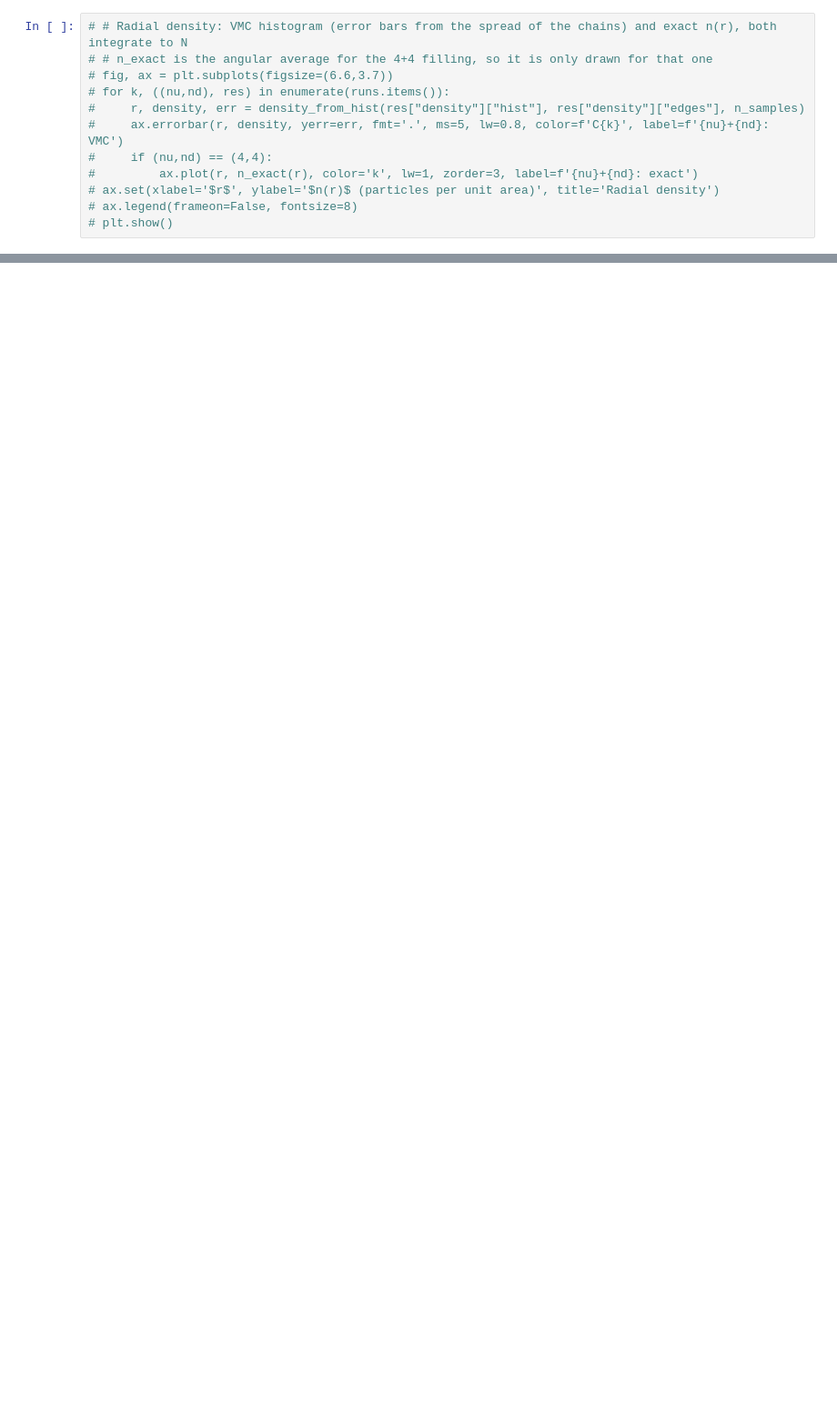
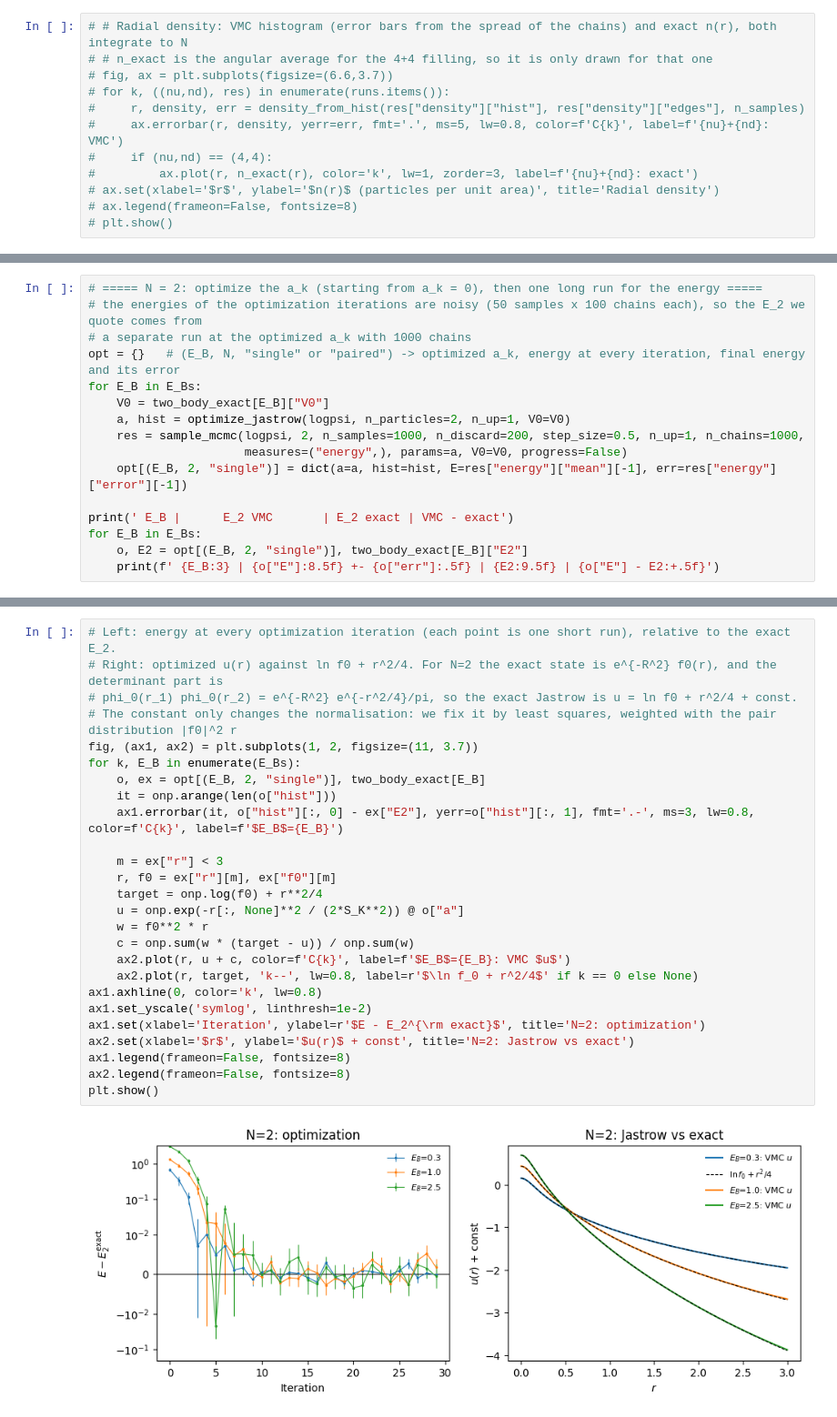
Before and after one commit to FrancescoMinisini/TPIV1, a Jupyter notebook: Project/tpiv_project/theory/vmc_fermions/experiments.ipynb, the cells around one changed output, grey strips where cells are left out. Shown at 91% size. Drawn from its saved outputs; the diff is of its cells as text; blank space fills up the shorter version.

```diff
--- a/Project/tpiv_project/theory/vmc_fermions/experiments.ipynb
+++ b/Project/tpiv_project/theory/vmc_fermions/experiments.ipynb
@@ -75,0 +107,16 @@ from vmc_core import *
+# %%
+# ===== N = 2: optimize the a_k (starting from a_k = 0), then one long run for the energy =====
+# the energies of the optimization iterations are noisy (50 samples x 100 chains each), so the E_2 we quote comes from
+# a separate run at the optimized a_k with 1000 chains
+opt = {}   # (E_B, N, "single" or "paired") -> optimized a_k, energy at every iteration, final energy and its error
+for E_B in E_Bs:
+    V0 = two_body_exact[E_B]["V0"]
+    a, hist = optimize_jastrow(logpsi, n_particles=2, n_up=1, V0=V0)
+    res = sample_mcmc(logpsi, 2, n_samples=1000, n_discard=200, step_size=0.5, n_up=1, n_chains=1000,
+                      measures=("energy",), params=a, V0=V0, progress=False)
+    opt[(E_B, 2, "single")] = dict(a=a, hist=hist, E=res["energy"]["mean"][-1], err=res["energy"]["error"][-1])
+
+print(' E_B |      E_2 VMC       | E_2 exact | VMC - exact')
+for E_B in E_Bs:
+    o, E2 = opt[(E_B, 2, "single")], two_body_exact[E_B]["E2"]
+    print(f' {E_B:3} | {o["E"]:8.5f} +- {o["err"]:.5f} | {E2:9.5f} | {o["E"] - E2:+.5f}')
@@ -75,0 +128,28 @@ from vmc_core import *
+# %%
+# Left: energy at every optimization iteration (each point is one short run), relative to the exact E_2.
+# Right: optimized u(r) against ln f0 + r^2/4. For N=2 the exact state is e^{-R^2} f0(r), and the determinant part is
+# phi_0(r_1) phi_0(r_2) = e^{-R^2} e^{-r^2/4}/pi, so the exact Jastrow is u = ln f0 + r^2/4 + const.
+# The constant only changes the normalisation: we fix it by least squares, weighted with the pair distribution |f0|^2 r
+fig, (ax1, ax2) = plt.subplots(1, 2, figsize=(11, 3.7))
+for k, E_B in enumerate(E_Bs):
+    o, ex = opt[(E_B, 2, "single")], two_body_exact[E_B]
+    it = onp.arange(len(o["hist"]))
+    ax1.errorbar(it, o["hist"][:, 0] - ex["E2"], yerr=o["hist"][:, 1], fmt='.-', ms=3, lw=0.8, color=f'C{k}', label=f'$E_B$={E_B}')
+
+    m = ex["r"] < 3
+    r, f0 = ex["r"][m], ex["f0"][m]
+    target = onp.log(f0) + r**2/4
+    u = onp.exp(-r[:, None]**2 / (2*S_K**2)) @ o["a"]
+    w = f0**2 * r
+    c = onp.sum(w * (target - u)) / onp.sum(w)
+    ax2.plot(r, u + c, color=f'C{k}', label=f'$E_B$={E_B}: VMC $u$')
+    ax2.plot(r, target, 'k--', lw=0.8, label=r'$\ln f_0 + r^2/4$' if k == 0 else None)
+ax1.axhline(0, color='k', lw=0.8)
+ax1.set_yscale('symlog', linthresh=1e-2)
+ax1.set(xlabel='Iteration', ylabel=r'$E - E_2^{\rm exact}$', title='N=2: optimization')
+ax2.set(xlabel='$r$', ylabel='$u(r)$ + const', title='N=2: Jastrow vs exact')
+ax1.legend(frameon=False, fontsize=8)
+ax2.legend(frameon=False, fontsize=8)
+plt.show()
+# %% [output]
+[figure, added]
```
Also changed, not shown: parts of 5 cells of this notebook, 2 other files.
